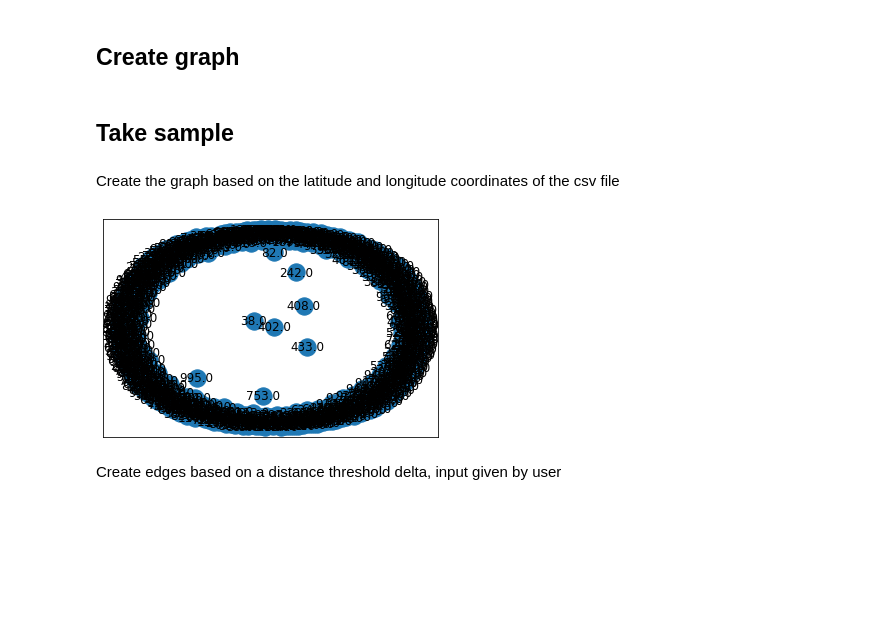
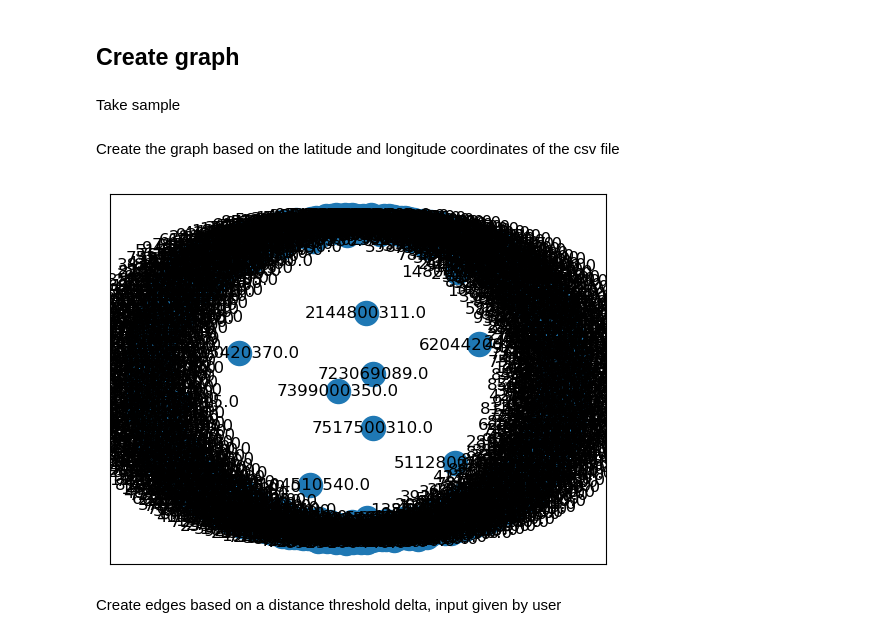
Before and after one commit to Tommy991118/Thesis-GNN, a Jupyter notebook: DataPipeline.ipynb, the cells around one changed output. Cells and saved outputs as stored; diff of their text form; code cells hidden in the pictures; blank space fills up the shorter version.

```diff
--- a/DataPipeline.ipynb
+++ b/DataPipeline.ipynb
@@ -119,3 +89,0 @@ df
-# %%
-df["index"] = df.index
-df
@@ -137,7 +91,7 @@ df
 ## MinMaxScaler
 # %%
 from sklearn.preprocessing import MinMaxScaler #The embedding models work when the values are in [0,1]. Need to check if it also works with a standardscaler and normalization.
-excluded_cols = ["id", "price", "lat", "long","index"]
+excluded_cols = ["id", "price", "lat", "long"]
 cols_to_scale = [col for col in df.columns if col not in excluded_cols]
 scaler = MinMaxScaler()
 df[cols_to_scale] = scaler.fit_transform(df[cols_to_scale])
@@ -165,19 +119,19 @@ import networkx as nx
 import matplotlib.pyplot as plt
 from networkx.algorithms import node_classification
 from networkx.algorithms.community.centrality import girvan_newman
-# %% [markdown]
-## Take sample
+# %% [markdown]
+Take sample
 # %%
-df = df.head(1000)
+df = df.sample(n=1000)
 # %% [markdown]
 Create the graph based on the latitude and longitude coordinates of the csv file
 # %%
 G = nx.Graph()
 for index,row in df.iterrows():
-    G.add_node(row["index"], pos=(row["lat"], row["long"]))
+    G.add_node(row["id"], pos=(row["lat"], row["long"]))
 nx.draw_networkx(G)
 # %% [output]
-[figure, old version]
+[figure, new version]
 # %% [markdown]
 Create edges based on a distance threshold delta, input given by user
 # %%
```
Also changed, not shown: parts of 26 cells of this notebook, 1 other file.
